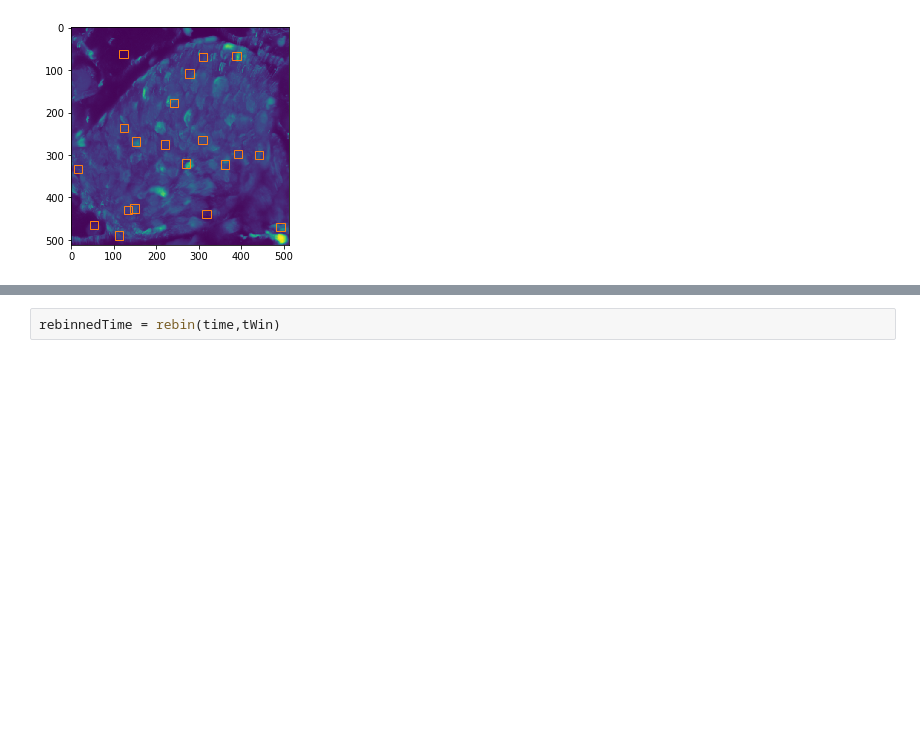
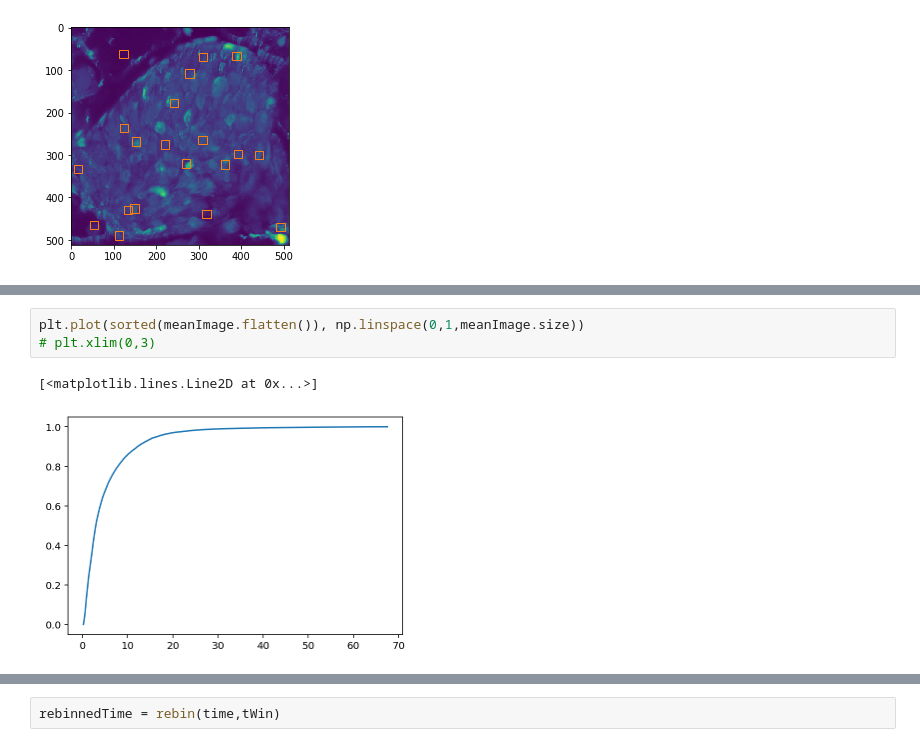
Before and after one commit to szarma/Physio_Ca, a Jupyter notebook: npz2traces.ipynb, the cells around one changed output, grey strips where cells are left out. Drawn from its saved outputs; the diff is of its cells as text; blank space fills up the shorter version.

```diff
--- a/npz2traces.ipynb
+++ b/npz2traces.ipynb
@@ -99,0 +172,6 @@ deltaT
+# %%
+plt.plot(sorted(meanImage.flatten()), np.linspace(0,1,meanImage.size))
+# plt.xlim(0,3)
+# %% [output]
+[<matplotlib.lines.Line2D at 0x...>]
+[figure, added]
```
Also changed, not shown: parts of 46 cells of this notebook, 3 other files.
